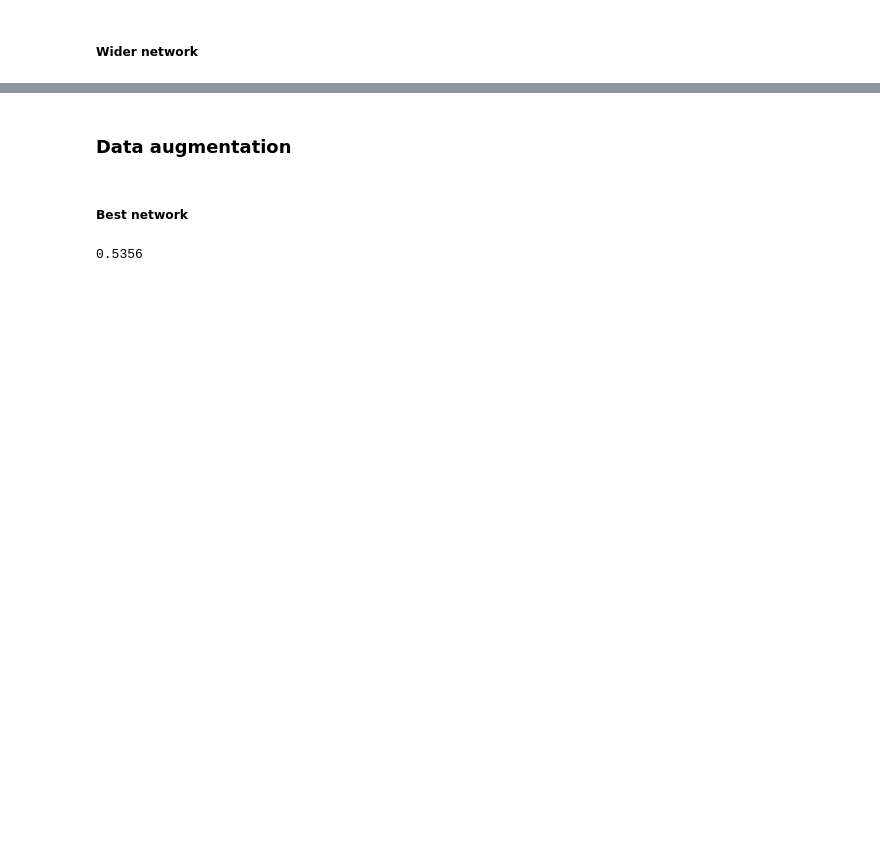
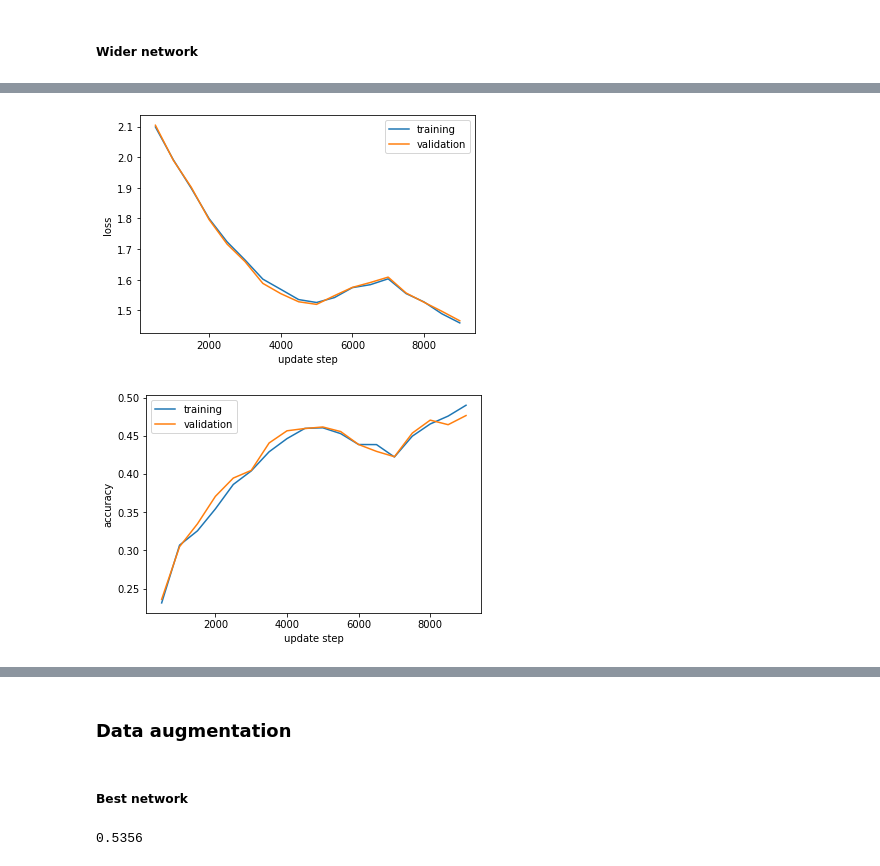
Before and after one commit to alexcosta13/dd2424-deep-learning-in-data-science, a Jupyter notebook: assignments/assignment3.ipynb, the cells around one changed output, grey strips where cells are left out. Cells and saved outputs as stored; diff of their text form; code cells hidden in the pictures; blank space fills up the shorter version.

```diff
--- a/assignments/assignment3.ipynb
+++ b/assignments/assignment3.ipynb
@@ -911,4 +1031,7 @@ classifier.accuracy(X_test, Y_test)
 # %%
 steps = 2 * ns * k
-train_validation_error(*bn_loss, label='loss', steps=steps)
-train_validation_error(*bn_accuracy, label='accuracy', steps=steps)
+train_validation_error(*dropout_loss, label='loss', steps=steps)
+train_validation_error(*dropout_accuracy, label='accuracy', steps=steps)
+# %% [output]
+[figure, added]
+[figure, added]
```
Also changed, not shown: parts of 45 cells of this notebook.
